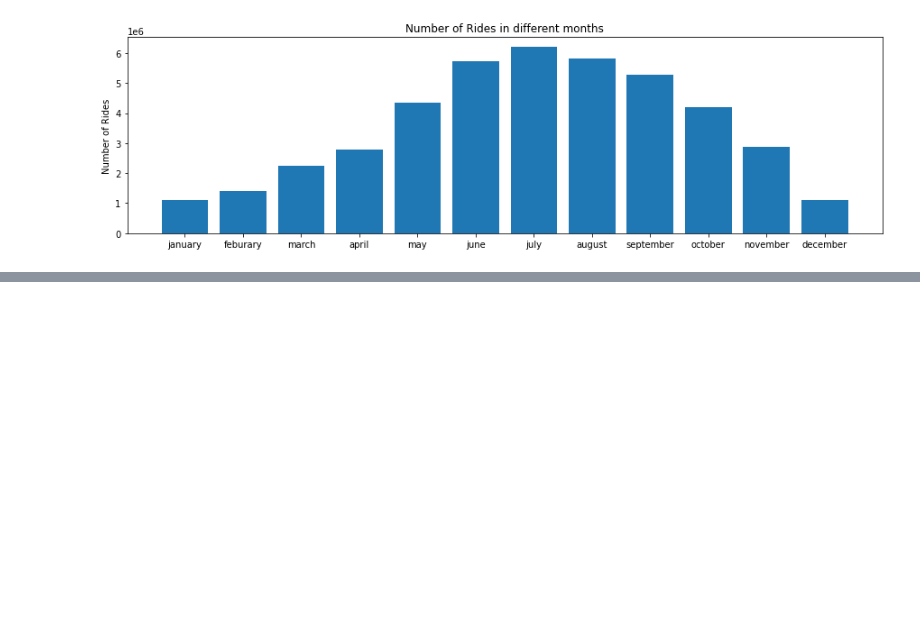
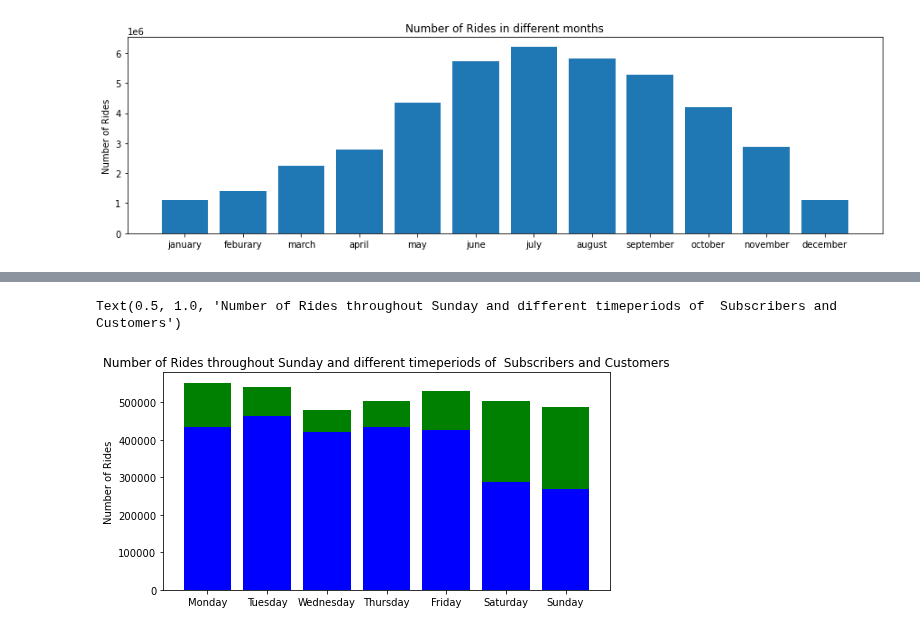
Before and after one commit to agruenb/PrescriptiveStruggle_BikeSharing, a Jupyter notebook: LeaWorkspace/lworkspace.ipynb, the cells around one changed output, grey strips where cells are left out. Cells and saved outputs as stored; diff of their text form; code cells hidden in the pictures; blank space fills up the shorter version.

```diff
--- a/LeaWorkspace/lworkspace.ipynb
+++ b/LeaWorkspace/lworkspace.ipynb
@@ -122,0 +434,37 @@ plt.show()
+# %%
+#Sunday
+sub_monday = chicago[(chicago['user_type']=='Subscriber') & (chicago['Weekday']==0)]
+sub_tuesday = chicago[(chicago['user_type']=='Subscriber') & (chicago['Weekday']==1)]
+sub_wednesday = chicago[(chicago['user_type']=='Subscriber') & (chicago['Weekday']==2)]
+sub_thursday = chicago[(chicago['user_type']=='Subscriber') & (chicago['Weekday']==3)]
+sub_friday = chicago[(chicago['user_type']=='Subscriber') & (chicago['Weekday']==4)]
+sub_saturday = chicago[(chicago['user_type']=='Subscriber') & (chicago['Weekday']==5)]
+sub_sunday = chicago[(chicago['user_type']=='Subscriber') & (chicago['Weekday']==6)]
+cust_monday = chicago[(chicago['user_type']=='Customer') & (chicago['Weekday']==0)]
+cust_tuesday = chicago[(chicago['user_type']=='Customer') & (chicago['Weekday']==1)]
+cust_wednesday = chicago[(chicago['user_type']=='Customer') & (chicago['Weekday']==2)]
+cust_thursday = chicago[(chicago['user_type']=='Customer') & (chicago['Weekday']==3)]
+cust_friday = chicago[(chicago['user_type']=='Customer') & (chicago['Weekday']==4)]
+cust_saturday = chicago[(chicago['user_type']=='Customer') & (chicago['Weekday']==5)]
+cust_sunday = chicago[(chicago['user_type']=='Customer') & (chicago['Weekday']==6)]
+
+sub = np.array([sub_monday['start_time'].size, sub_tuesday['Hour'].size, sub_wednesday['Hour'].size, sub_thursday['Hour'].size, sub_friday['Hour'].size, sub_saturday['Hour'].size, sub_sunday['Hour'].size])
+cust = np.array([cust_monday['start_time'].size, cust_tuesday['Hour'].size, cust_wednesday['Hour'].size, cust_thursday['Hour'].size, cust_friday['Hour'].size, cust_saturday['Hour'].size, cust_sunday['Hour'].size])
+
+
+fig,ax = plt.subplots(figsize=(8,4))
+weekdays= ['Monday','Tuesday','Wednesday','Thursday','Friday','Saturday','Sunday']
+
+data = np.array([sub, cust])
+color_list = ['b', 'g', 'r', 'c', 'm', 'y']
+
+for i in range(data.shape[0]):
+  plt.bar(weekdays, data[i],
+    bottom = np.sum(data[:i], axis = 0),
+    color = color_list[i % len(color_list)])
+
+ax.set_ylabel("Number of Rides")
+ax.set_title("Number of Rides throughout Sunday and different timeperiods of  Subscribers and Customers")
+# %% [output]
+Text(0.5, 1.0, 'Number of Rides throughout Sunday and different timeperiods of  Subscribers and Customers')
+[figure, added]
```
Also changed, not shown: parts of 10 cells of this notebook.
